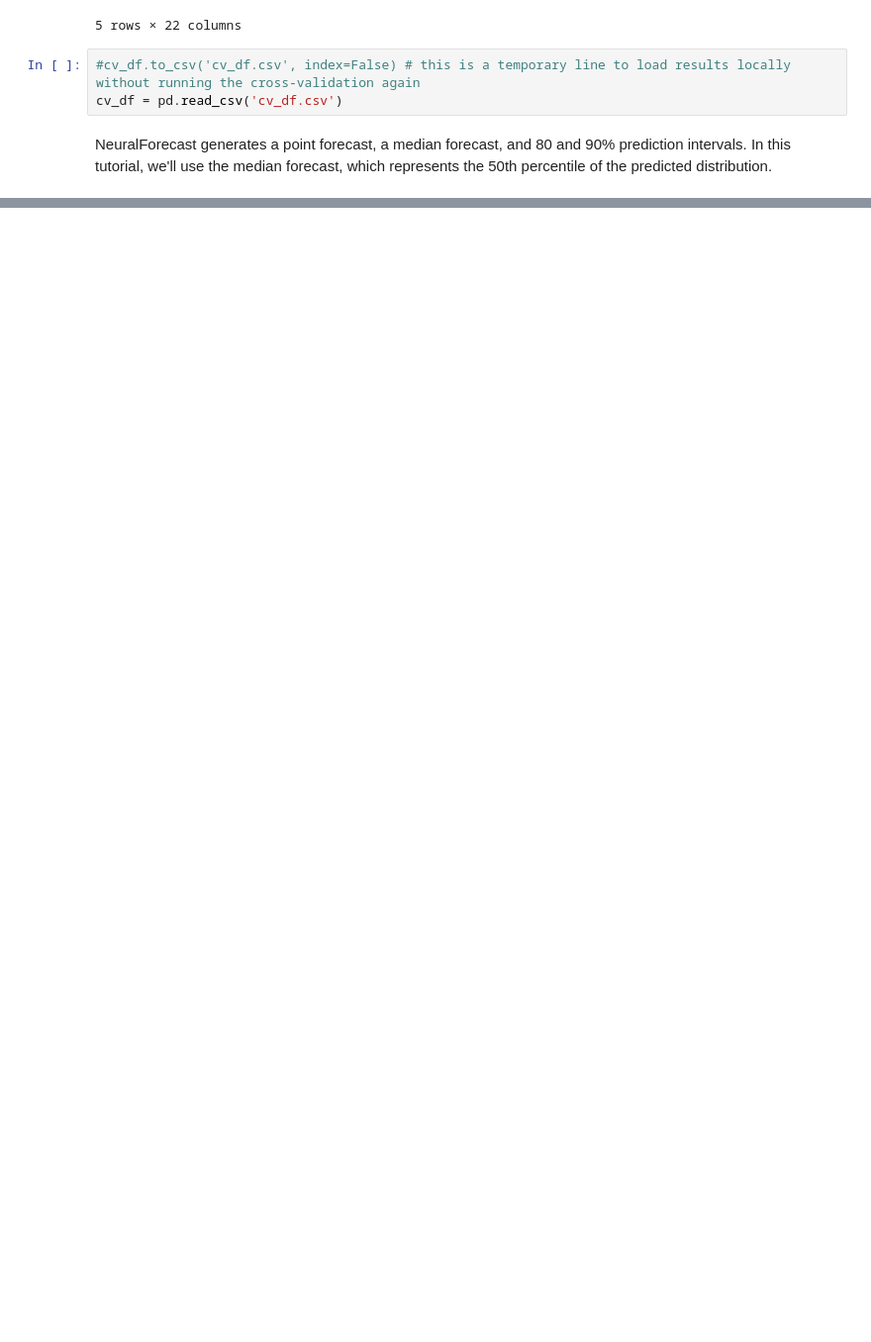
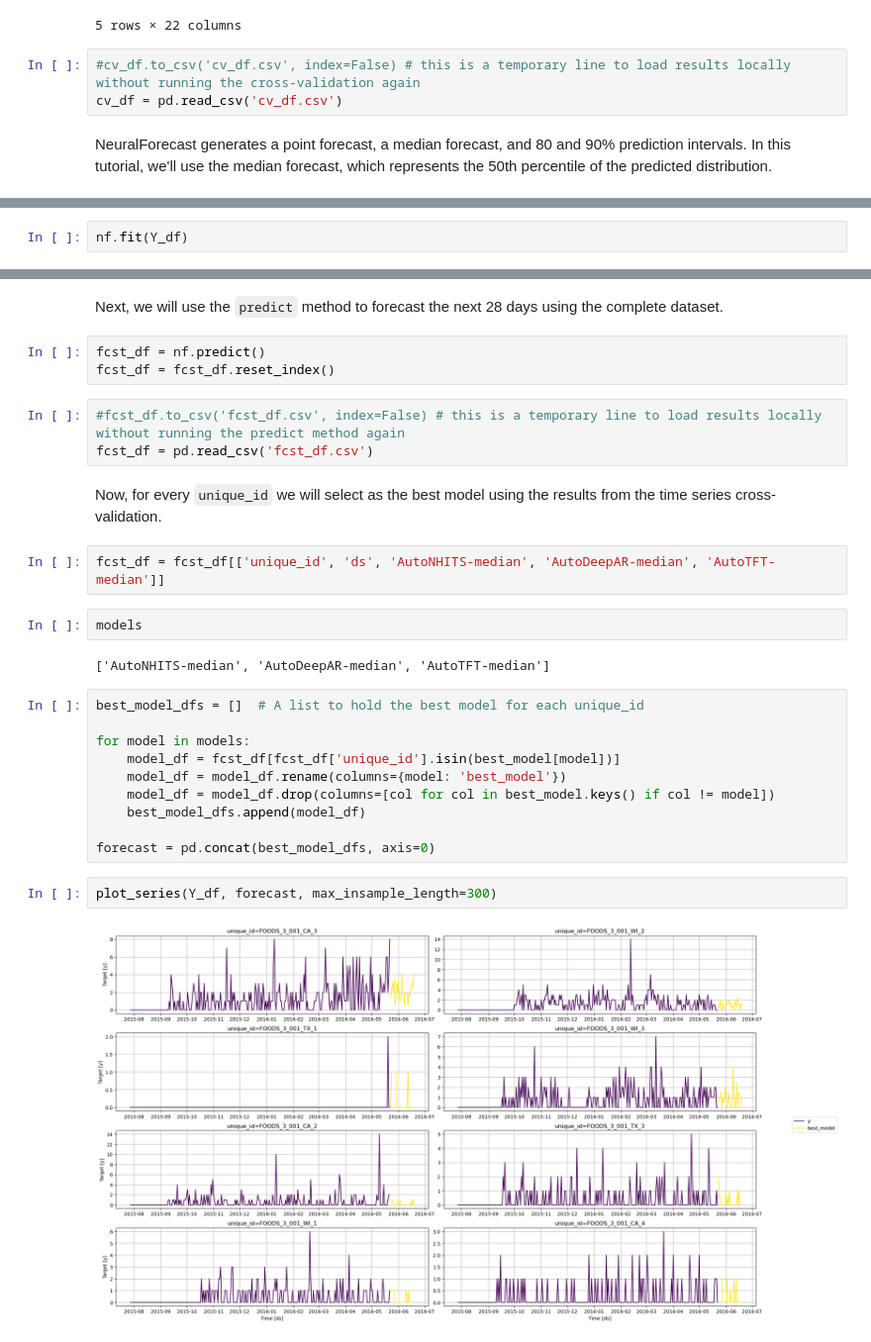
Before and after one commit to MMenchero/NeuralForecast-tutorial, a Jupyter notebook: neuralforecast-tutorial.ipynb, the cells around one changed output, grey strips where cells are left out. Shown at 99% size. Drawn from its saved outputs; the diff is of its cells as text; blank space fills up the shorter version.

```diff
--- a/neuralforecast-tutorial.ipynb
+++ b/neuralforecast-tutorial.ipynb
@@ -168,0 +194,2 @@ plot_series(Y_df, cv_df.drop(columns=['y', 'cutoff']), max_insample_length=300)
+# %%
+nf.fit(Y_df)
@@ -168,0 +227,30 @@ plot_series(Y_df, cv_df.drop(columns=['y', 'cutoff']), max_insample_length=300)
+# %% [markdown]
+Next, we will use the `predict` method to forecast the next 28 days using the complete dataset.
+# %%
+fcst_df = nf.predict()
+fcst_df = fcst_df.reset_index()
+# %%
+#fcst_df.to_csv('fcst_df.csv', index=False) # this is a temporary line to load results locally without running the predict method again
+fcst_df = pd.read_csv('fcst_df.csv')
+# %% [markdown]
+Now, for every `unique_id` we will select as the best model using the results from the time series cross-validation.
+# %%
+fcst_df = fcst_df[['unique_id', 'ds', 'AutoNHITS-median', 'AutoDeepAR-median', 'AutoTFT-median']]
+# %%
+models
+# %% [output]
+['AutoNHITS-median', 'AutoDeepAR-median', 'AutoTFT-median']
+# %%
+best_model_dfs = []  # A list to hold the best model for each unique_id
+
+for model in models:
+    model_df = fcst_df[fcst_df['unique_id'].isin(best_model[model])]
+    model_df = model_df.rename(columns={model: 'best_model'})
+    model_df = model_df.drop(columns=[col for col in best_model.keys() if col != model])
+    best_model_dfs.append(model_df)
+
+forecast = pd.concat(best_model_dfs, axis=0)
+# %%
+plot_series(Y_df, forecast, max_insample_length=300)
+# %% [output]
+[figure, added]
```
Also changed, not shown: parts of 19 cells of this notebook, 2 other files.
